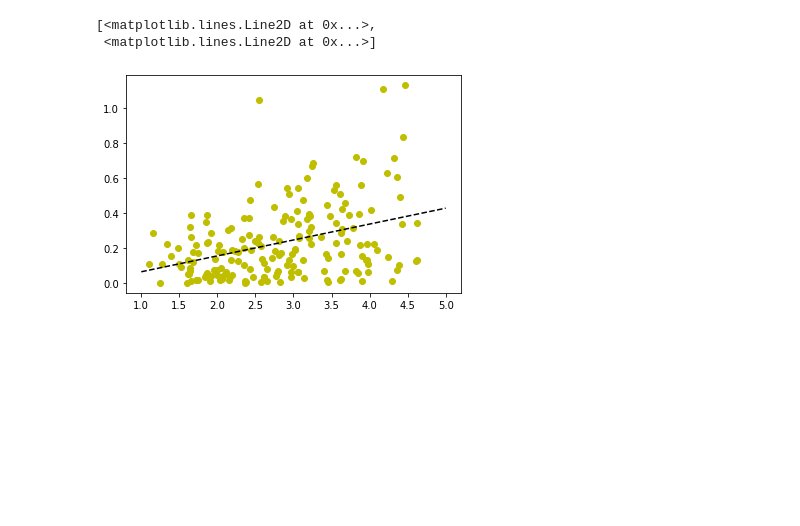
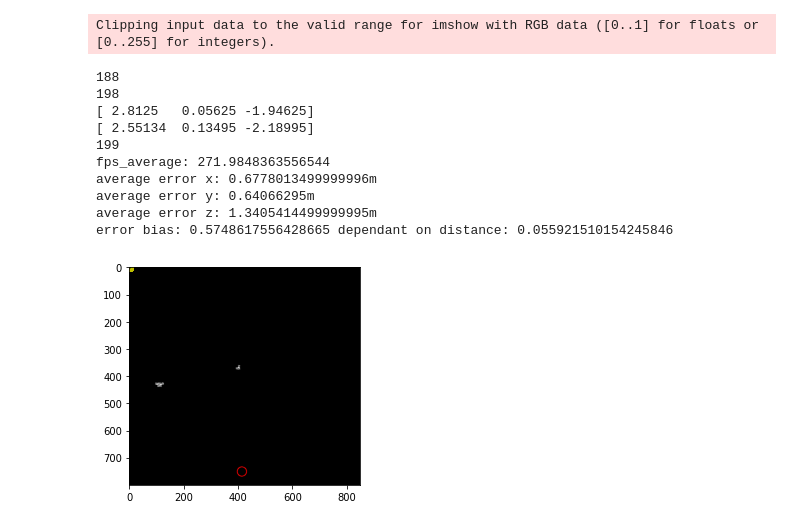
Before and after one commit to ThomasWillemot/imitation-learning-codebase, a Jupyter notebook: notebooks/evaluate_handcrafted.ipynb, the cells around one changed output. Saved outputs shown, nothing was run; the diff lists cells and outputs as text; code cells hidden in the pictures; blank space fills up the shorter version.

```diff
--- a/notebooks/evaluate_handcrafted.ipynb
+++ b/notebooks/evaluate_handcrafted.ipynb
@@ -43,9 +43,13 @@ def get_cone_2d_location(bin_im):
             current_width = 0
             current_start = 0
         else:
-            if current_start == 0:
+            if current_width == 0:
                 current_start = col_index
             current_width += 1
+    if current_width>max_width:
+        max_width = current_width
+        max_start = current_start
+
     return [max_start + int(np.ceil(max_width / 2)) - 424, -cone_row + 400, max_width]
 # %%
 def get_cone_3d_location(cone_width_px, cone_width_m, conetop_coor, tune_factor):
@@ -61,10 +73,26 @@ def get_cone_3d_location(cone_width_px, cone_width_m, conetop_coor, tune_factor)
 # %%
+#TEST 1 normal
 text_file_path = '/media/thomas/Elements/experimental_data/model_evaluation_handcrafted/data_collection_gazebo/raw_data/21-05-12_12-05-55/action.data'
 image_base_path = '/media/thomas/Elements/experimental_data/model_evaluation_handcrafted/data_collection_gazebo/raw_data/21-05-12_12-05-55/observation/'
+outliers_1 = [9,19,29,35,36,46,81,84,132,140,162,165,188,199,198]
+
+#Test 2 single cone
+#text_file_path = '/media/thomas/Elements/experimental_data/model_evaluation_handcrafted_single_cone/data_collection_gazebo/raw_data/21-05-12_20-28-33/action.data'
+#image_base_path = '/media/thomas/Elements/experimental_data/model_evaluation_handcrafted_single_cone/data_collection_gazebo/raw_data/21-05-12_20-28-33/observation/'
+#outliers_2 = [1,22,65,108,124,150,162,172,178]
+
+#Test 3 30cones
+
+#text_file_path = '/media/thomas/Elements/experimental_data/model_evaluation_handcrafted_30_cone/data_collection_gazebo/raw_data/21-05-12_20-54-01/action.data'
+image_base_path = '/media/thomas/Elements/experimental_data/model_evaluation_handcrafted_30_cone/data_collection_gazebo/raw_data/21-05-12_20-54-01/observation/'
 error_x = []
 nb_images = 200
 tune_factor = 500
+total_error_x = 0
+total_error_y = 0
+total_error_z = 0
 distance_x = []
+total_time = 0
 with open(text_file_path) as f:
     for image_idx in range(nb_images):
         ground_truth = f.readline().split()[2:5]
@@ -73,22 +101,55 @@ with open(text_file_path) as f:
         #print(ground_truth_np)
         image_path = image_base_path+str(image_idx).zfill(15)+'.jpg'
         image = cv2.imread(image_path,-1)
+        #image_pr = noise_creation(image,5000)
+        #image_pr = image
         #plt.imshow(image,cmap='gray',vmax=255,vmin=0)
-        image_coord = get_cone_2d_location(image)
+        time_start = time.time()
+        image_coord = get_cone_2d_location(image_pr)
         world_coor = get_cone_3d_location(image_coord[2],0.18,image_coord[0:2],tune_factor)
+        total_time +=(time.time()-time_start)
         #print(world_coor)
         current_error = abs(np.subtract(world_coor[0],ground_truth_np[0]))
-        if current_error>.5*ground_truth_np[0]:
-            print(image_coord)
+        #if current_error>1:
+        #    print(image_idx)
+            #print(current_error)
+            #print(world_coor)
+            #print(ground_truth_np)
+        if image_idx in outliers_1:
             print(image_idx)
-            print(current_error)
         else:
+            total_error_x += abs(np.subtract(world_coor[0],ground_truth_np[0]))
+            total_error_y += abs(np.subtract(world_coor[1],ground_truth_np[1]))
+            total_error_z += abs(np.subtract(world_coor[2],ground_truth_np[2]))
             distance_x.append(ground_truth_np[0])
             error_x.append(current_error)
+        total_error += current_error
+        if image_idx == 198:
+            #print('image 84:')
+            #print(current_error)
+            print(world_coor)
+            print(ground_truth_np)
+            prop_image = np.zeros((800,848,3))
+            prop_image[:,:,0] = image
+            prop_image[:,:,1] = image
+            prop_image[:,:,2] = image
+            np_pred = world_coor
+            scaling_factor = 1
+            x_position = int(-np_pred[1] / np_pred[0] * 505.3/scaling_factor + 424.5/scaling_factor)
+            y_position = int(-np_pred[2] / np_pred[0] * 505.3/scaling_factor + 400.5/scaling_factor)
+            cv2.circle(prop_image, (x_position,y_position), int(50/np_pred[0]/scaling_factor), (255,0,0), 2)
+            plt.imshow(prop_image)
         #print(error)
+print('fps_average: '+ str(nb_images/(total_time)))
 gradient,intercept = np.polyfit(distance_x,error_x,1)
-poly1d_fn = np.poly1d(coef)
 x1=np.linspace(1,5,500)
 y1=gradient*x1+intercept
 plt.plot(distance_x,error_x,'yo', x1, y1, '--k')
+average_error_x = total_error_x/nb_images
+average_error_y = total_error_y/nb_images
+average_error_z = total_error_z/nb_images
+print('average error x: '+str(average_error_x)+'m')
+print('average error y: '+str(average_error_y)+'m')
+print('average error z: '+str(average_error_z)+'m')
+print('error bias: '+str(intercept) +' dependant on distance: '+ str(gradient))
 # %% [output]
@@ -112,3 +168,12 @@ plt.plot(distance_x,error_x,'yo', x1, y1, '--k')
-[<matplotlib.lines.Line2D at 0x...>,
- <matplotlib.lines.Line2D at 0x...>]
+Clipping input data to the valid range for imshow with RGB data ([0..1] for floats or [0..255] for integers).
+188
+198
+[ 2.8125   0.05625 -1.94625]
+[ 2.55134  0.13495 -2.18995]
+199
+fps_average: 271.9848363556544
+average error x: 0.6778013499999996m
+average error y: 0.64066295m
+average error z: 1.3405414499999995m
+error bias: 0.5748617556428665 dependant on distance: 0.055921510154245846
-[figure, old version]
+[figure, new version]
```
Also changed, not shown: parts of 2 cells of this notebook, 12 other files.
